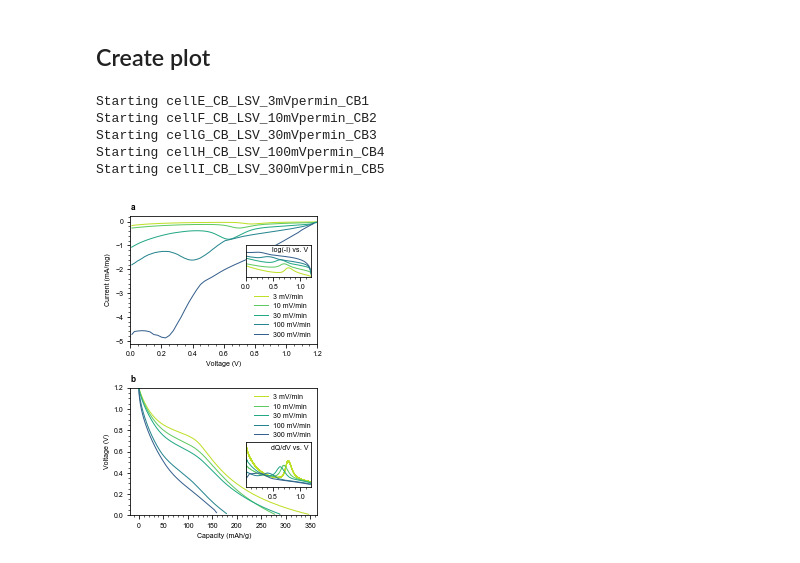
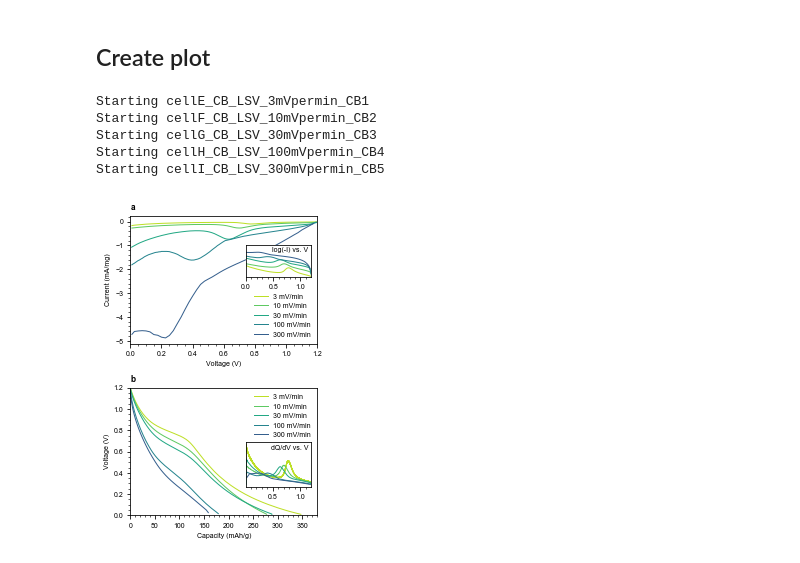
Before and after one commit to petermattia/first-cycle-SEI-on-carbon-black, a Jupyter notebook: LSV/LSV.ipynb, the cells around one changed output. Drawn from its saved outputs; the diff is of its cells as text; code cells hidden in the pictures.

```diff
--- a/LSV/LSV.ipynb
+++ b/LSV/LSV.ipynb
@@ -93,6 +93,7 @@ ax[0].yaxis.set_minor_locator(AutoMinorLocator())
 ax[1].xaxis.set_minor_locator(AutoMinorLocator())
 ax[1].yaxis.set_minor_locator(AutoMinorLocator())
 ax[0].set_xlim([0, 1.2])
+ax[1].set_xlim([0, 380])
 ax[1].set_ylim([0, 1.2])
 
 ax_inset0 = inset_axes(ax[0], width='100%', height='100%',
@@ -150,31 +151,31 @@ for k, file in enumerate(file_list):
     # Get dQ/dV
     dQdV = np.gradient(Q, voltage[:-1])
 
     # Plot
     ax[0].plot(voltage, current, color=colors[k],
             label=str(speed) + ' mV/min')
     ax[1].plot(Q, voltage[:-1], color=colors[k],
             label=str(speed) + ' mV/min')
 
     ax_inset0.semilogy(voltage, -current, color=colors[k])
     ax_inset1.plot(voltage[:-1], -dQdV, color=colors[k])
 
 ax[0].legend(frameon=False)
 ax[1].legend(frameon=False, loc='upper right')
 ax_inset0.get_yaxis().set_ticks([])
 
 ax_inset0.annotate('log(-I) vs. V', (0.95, 0.95), xycoords='axes fraction',
                    horizontalalignment='right', verticalalignment='top')
 
 ax_inset1.annotate('dQ/dV vs. V', (0.95, 0.95), xycoords='axes fraction',
                    horizontalalignment='right', verticalalignment='top')
 
 plt.tight_layout()
 plt.savefig(figpath / 'LSV.eps', bbox_inches='tight', format='eps')
 # %% [output]
 Starting cellE_CB_LSV_3mVpermin_CB1
 Starting cellF_CB_LSV_10mVpermin_CB2
 Starting cellG_CB_LSV_30mVpermin_CB3
 Starting cellH_CB_LSV_100mVpermin_CB4
 Starting cellI_CB_LSV_300mVpermin_CB5
-[figure, old version]
+[figure, new version]
```
Also changed, not shown: 1 other file.
